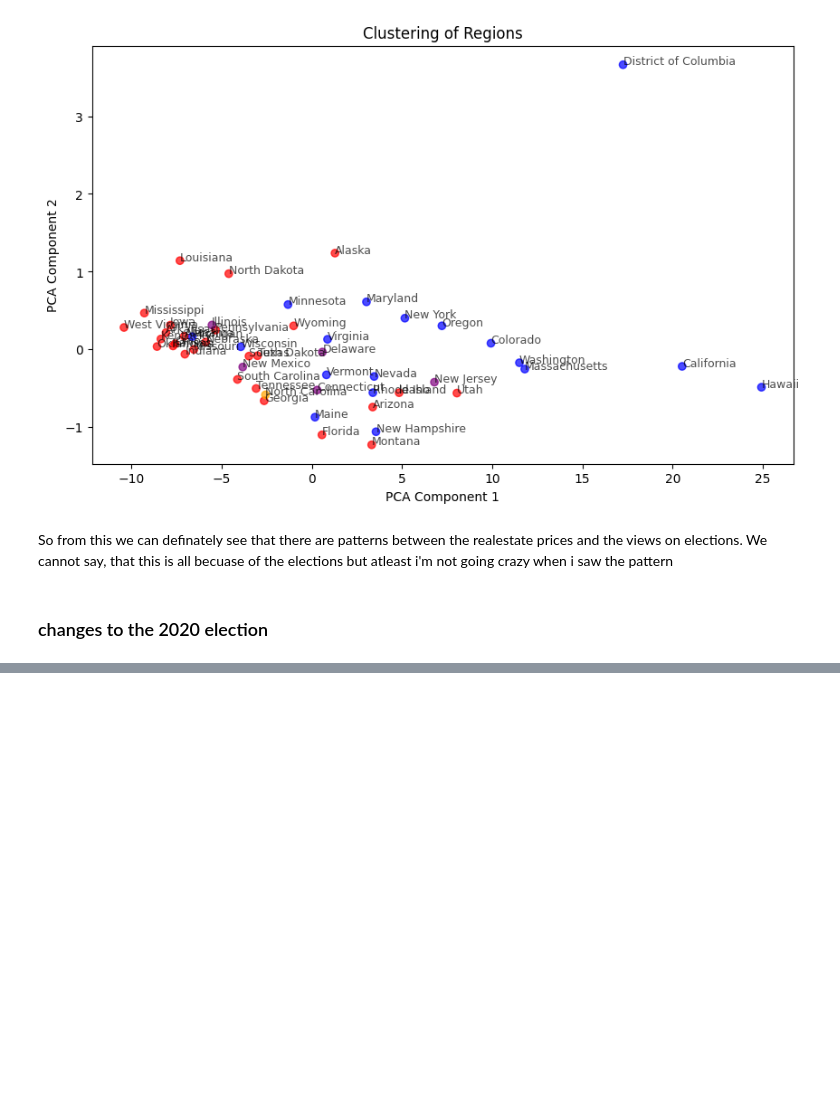
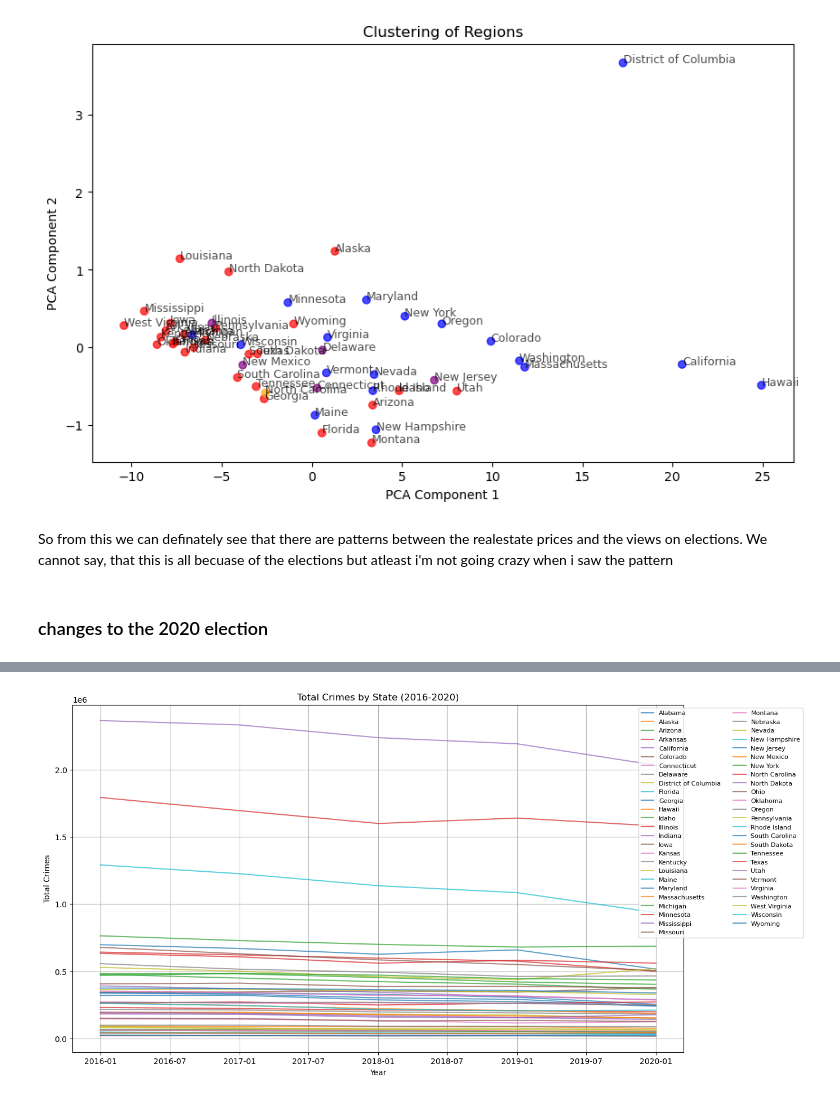
Before and after one commit to SahithKancharla/PersonalAutomations, a Jupyter notebook: RealEstateAnalysis/Research/app.ipynb, the cells around one changed output, grey strips where cells are left out. Saved outputs shown, nothing was run; the diff lists cells and outputs as text; code cells hidden in the pictures; blank space fills up the shorter version.

```diff
--- a/RealEstateAnalysis/Research/app.ipynb
+++ b/RealEstateAnalysis/Research/app.ipynb
@@ -322,0 +441,28 @@ plt.show()
+# %%
+
+
+# Filter data for years between 2016 and 2020
+df_filtered_years = df_crime_filtered[(df_crime_filtered['year'].dt.year >= 2016) & (df_crime_filtered['year'].dt.year <= 2020)]
+
+# Group by state and year to sum total crimes per state per year
+df_statewise = df_filtered_years.groupby(['year', 'state_name'])['Total_Crimes'].sum().reset_index()
+
+# Plot
+plt.figure(figsize=(14, 8))
+
+# Loop through each state and plot its trend
+for state in df_statewise['state_name'].unique():
+    state_data = df_statewise[df_statewise['state_name'] == state]
+    plt.plot(state_data['year'], state_data['Total_Crimes'], label=state, alpha=0.7)
+
+# Set title and labels
+plt.title("Total Crimes by State (2016-2020)")
+plt.xlabel("Year")
+plt.ylabel("Total Crimes")
+plt.legend(loc='upper right', bbox_to_anchor=(1.2, 1), ncol=2, fontsize=8)  # Adjust legend position
+plt.grid(True)
+
+# Show plot
+plt.show()
+# %% [output]
+[figure, added]
```
Also changed, not shown: parts of 23 cells of this notebook, 3 other files.
